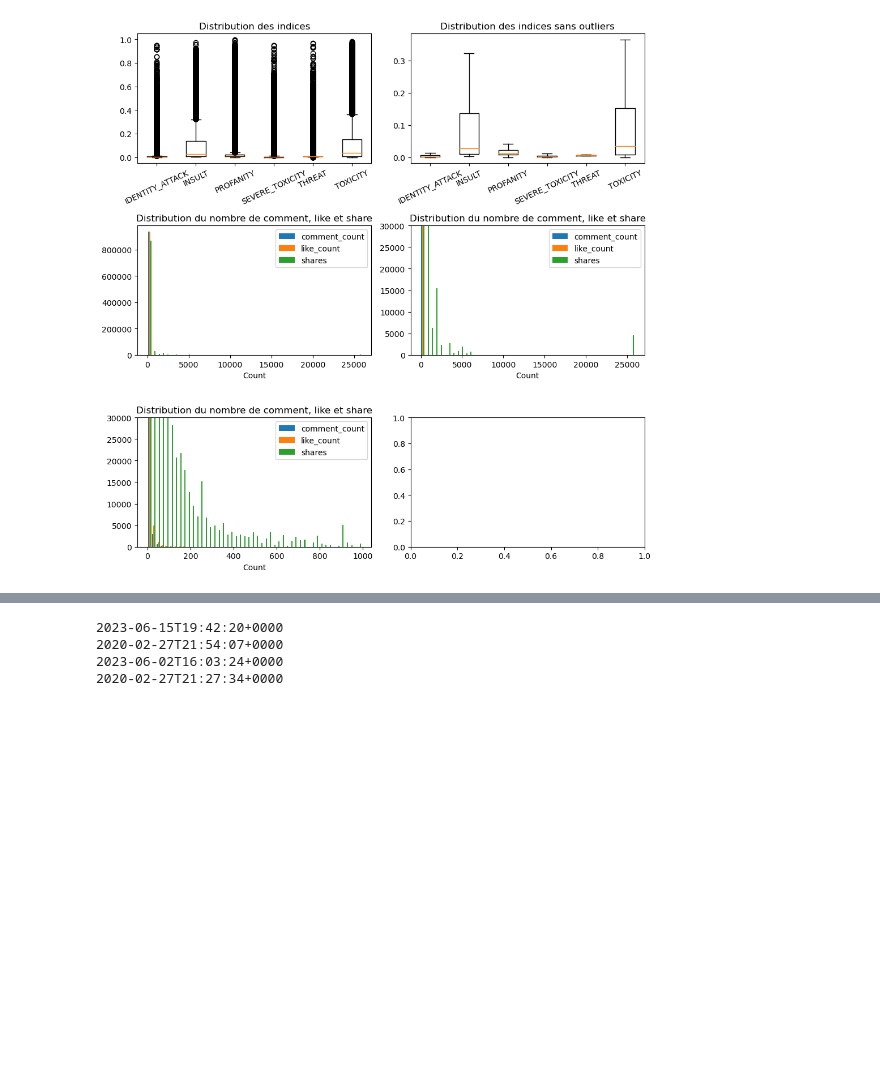
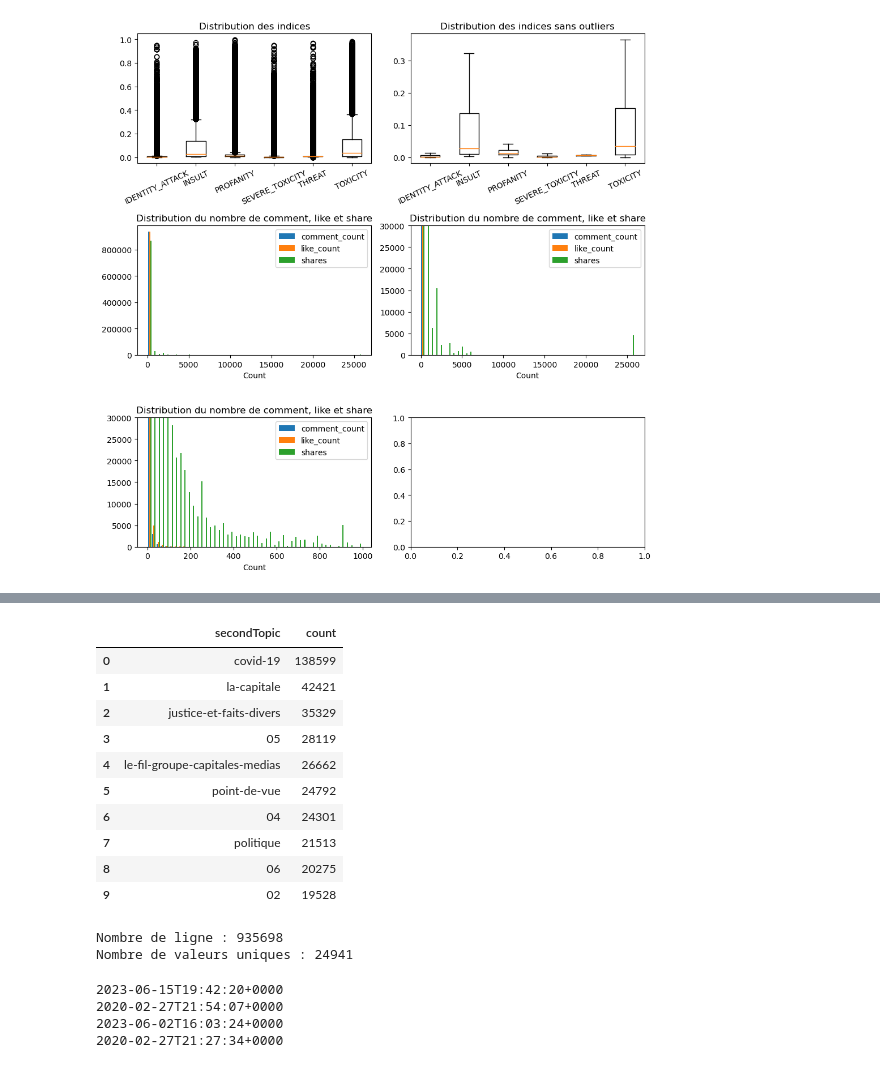
Before and after one commit to caseguin/GLO-7027, a Jupyter notebook: projet_eda.ipynb, the cells around one changed output, grey strips where cells are left out. Cells and saved outputs as stored; diff of their text form; code cells hidden in the pictures; blank space fills up the shorter version.

```diff
--- a/projet_eda.ipynb
+++ b/projet_eda.ipynb
@@ -180,3 +206,27 @@ plt.show()
+# %%
+top_secondtopic = df_merge.groupby('secondTopic').size().to_frame('count').sort_values(by=['count'], ascending=False).reset_index()
+top_secondtopic.loc[top_secondtopic.index < 10]
+# %% [output]
+|  | secondTopic | count |
+| 0 | covid-19 | 138599 |
+| 1 | la-capitale | 42421 |
+| 2 | justice-et-faits-divers | 35329 |
+| 3 | 05 | 28119 |
+| 4 | le-fil-groupe-capitales-medias | 26662 |
+| 5 | point-de-vue | 24792 |
+| 6 | 04 | 24301 |
+| 7 | politique | 21513 |
+| 8 | 06 | 20275 |
+| 9 | 02 | 19528 |
+# %%
+print(f'Nombre de ligne : {len(df_merge)}')
+print(f'Nombre de valeurs uniques : {len(df_merge["title"].unique())}')
+
+# Donc plusieurs commentaire proviennent de la même publication originale?
+# Extraire le sujet en 1 mots? comment faire?
+# %% [output]
+Nombre de ligne : 935698
+Nombre de valeurs uniques : 24941
 # %%
 #====== Mesures Statistiques ======#
 # Moyenne, médiane, mode
```
Also changed, not shown: parts of 1 cell of this notebook.
